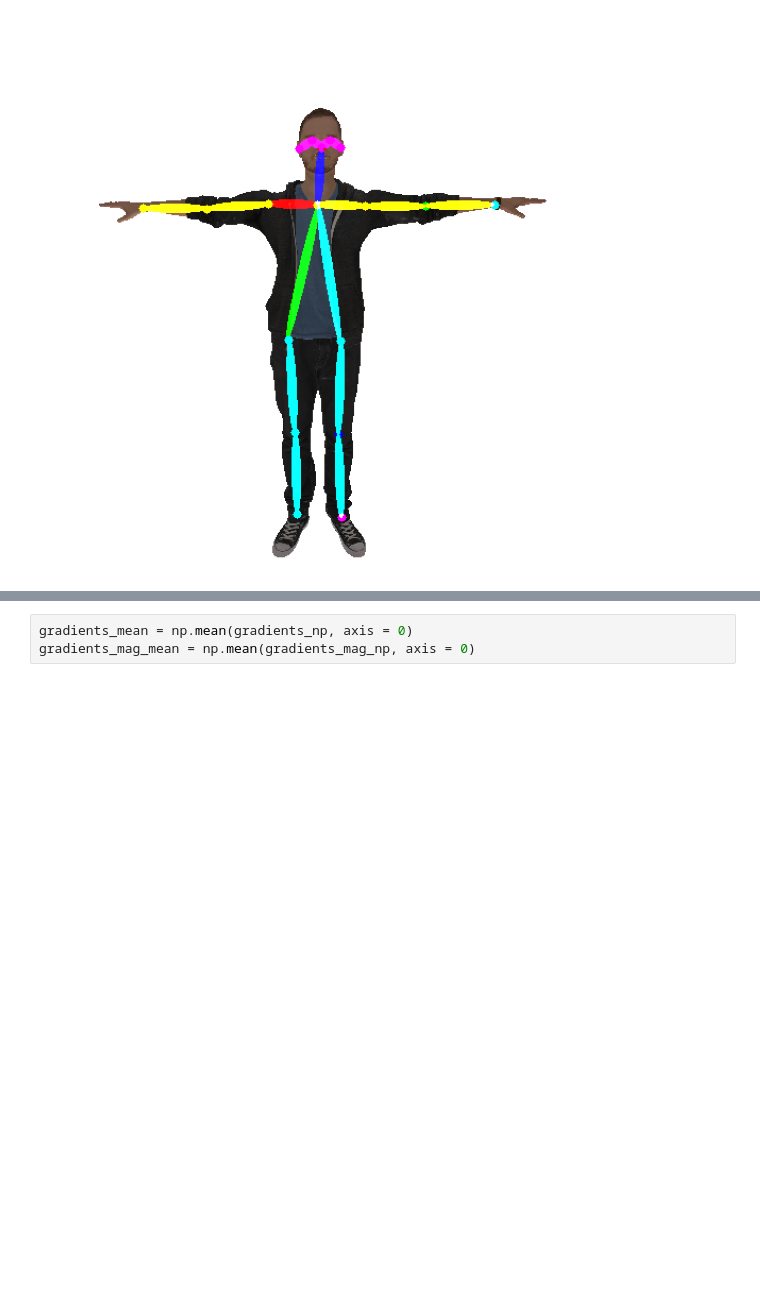
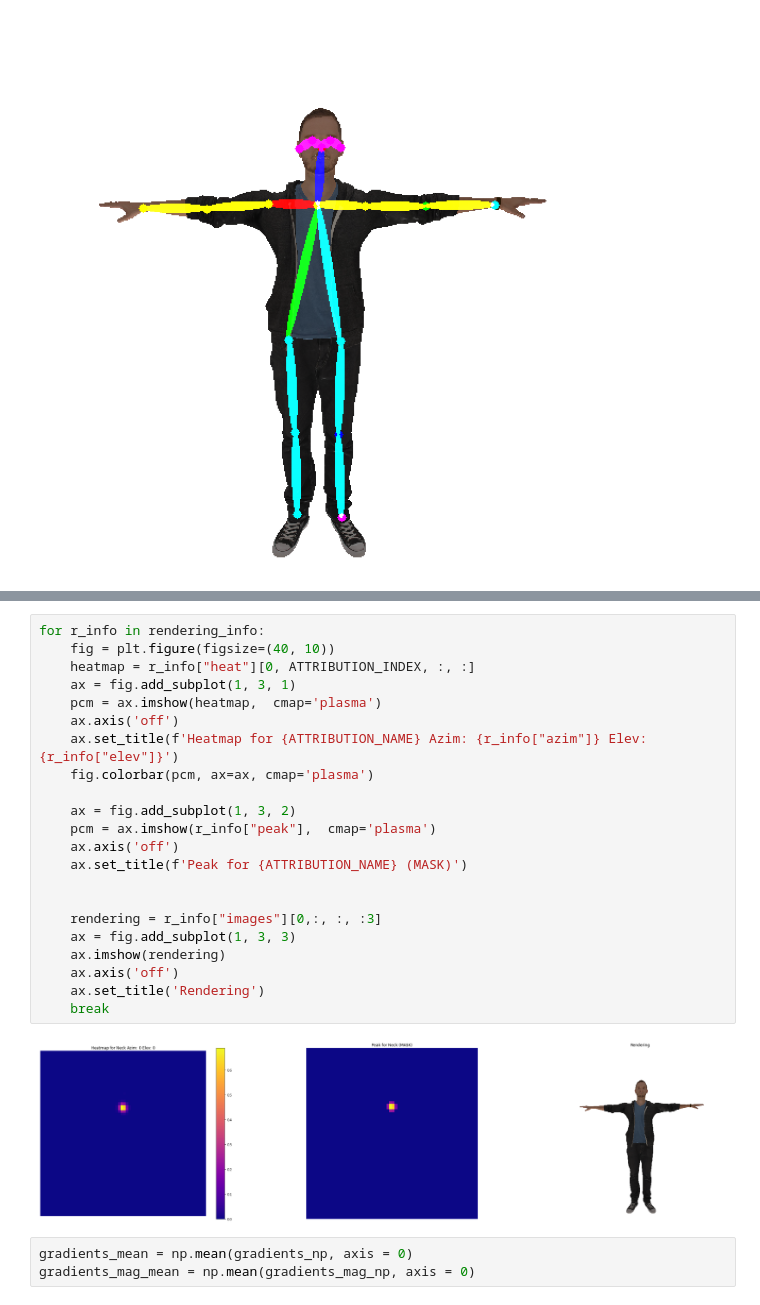
Before and after one commit to alexus37/MasterThesisCode, a Jupyter notebook: experiments/torch3d/011_render_image_multiple_viewports.ipynb, the cells around one changed output, grey strips where cells are left out. Cells and saved outputs as stored; diff of their text form; blank space fills up the shorter version.

```diff
--- a/experiments/torch3d/011_render_image_multiple_viewports.ipynb
+++ b/experiments/torch3d/011_render_image_multiple_viewports.ipynb
@@ -171,6 +208,30 @@ for elev in tqdm(range(0, 30, 10)):
 
 gradients_np = np.array(gradients_np)
 gradients_mag_np = np.array(gradients_mag_np)
+# %%
+for r_info in rendering_info:
+    fig = plt.figure(figsize=(40, 10))
+    heatmap = r_info["heat"][0, ATTRIBUTION_INDEX, :, :]
+    ax = fig.add_subplot(1, 3, 1)
+    pcm = ax.imshow(heatmap,  cmap='plasma')
+    ax.axis('off')
+    ax.set_title(f'Heatmap for {ATTRIBUTION_NAME} Azim: {r_info["azim"]} Elev: {r_info["elev"]}')
+    fig.colorbar(pcm, ax=ax, cmap='plasma')
+
+    ax = fig.add_subplot(1, 3, 2)
+    pcm = ax.imshow(r_info["peak"],  cmap='plasma')
+    ax.axis('off')
+    ax.set_title(f'Peak for {ATTRIBUTION_NAME} (MASK)')
+
+
+    rendering = r_info["images"][0,:, :, :3]
+    ax = fig.add_subplot(1, 3, 3)
+    ax.imshow(rendering)
+    ax.axis('off')
+    ax.set_title('Rendering')
+    break
+# %% [output]
+[figure, added]
 # %%
 gradients_mean = np.mean(gradients_np, axis = 0)
 gradients_mag_mean = np.mean(gradients_mag_np, axis = 0)
```
Also changed, not shown: parts of 10 cells of this notebook, 19 other files.
